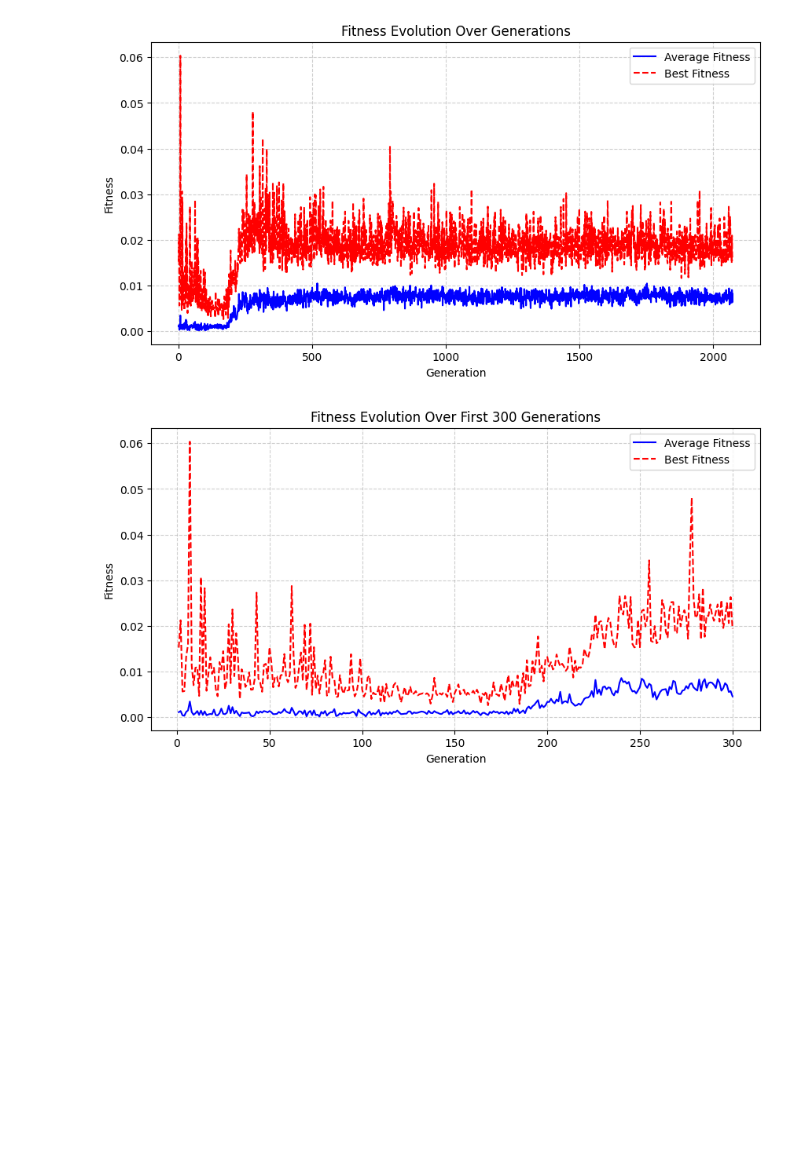
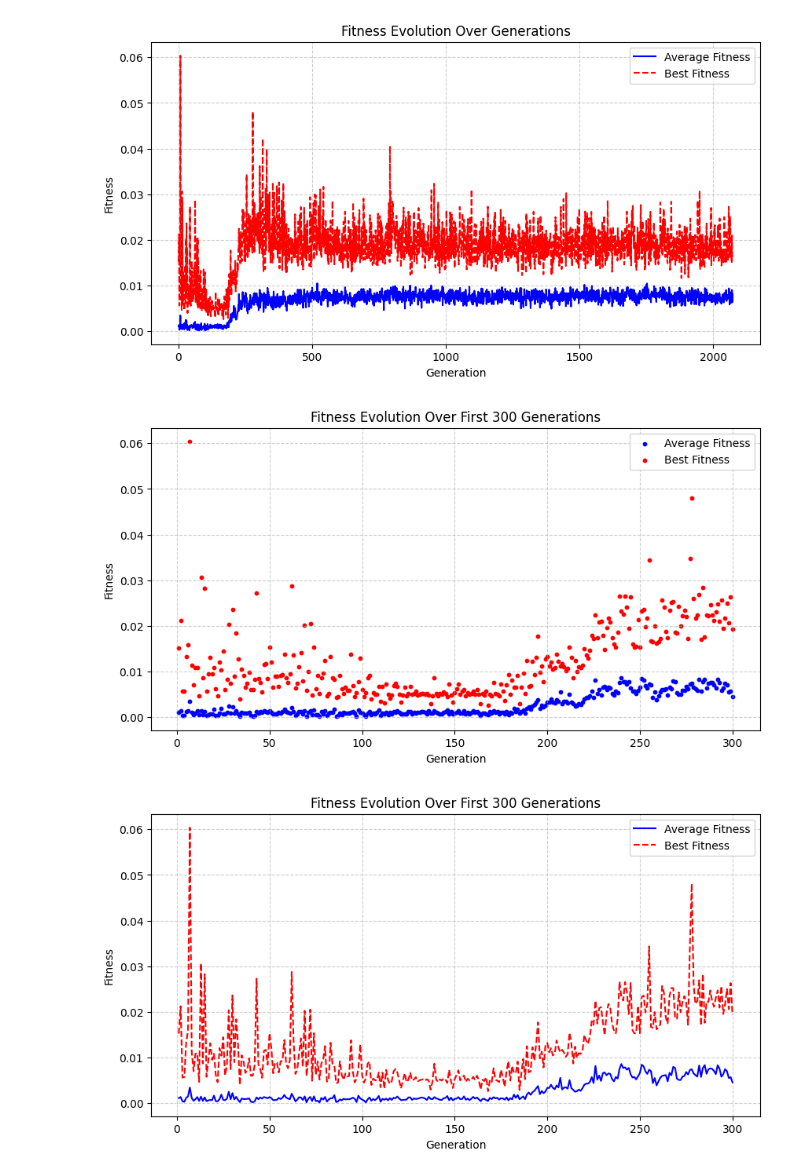
Before and after one commit to MichaelWiciak/GeneticAlgorithm, a Jupyter notebook: Analysis/main.ipynb, the cells around one changed output. Cells and saved outputs as stored; diff of their text form; code cells hidden in the pictures; blank space fills up the shorter version.

```diff
--- a/Analysis/main.ipynb
+++ b/Analysis/main.ipynb
@@ -51,6 +51,31 @@ plt.grid(True, linestyle="--", alpha=0.6)
 plt.show()
 # %% [output]
 [figure]
+# %%
+# only display the x generations
+x = 300  # Set the number of generations to display
+
+plt.figure(figsize=(10, 5))
+
+# Plot Average fitness as dots
+plt.scatter(df["Generation"][:x], df["Average Fitness"][:x], label="Average Fitness", color="blue", s=10)
+
+# Plot Best fitness as dots
+plt.scatter(df["Generation"][:x], df["Best Fitness"][:x], label="Best Fitness", color="red", s=10)
+
+# Labels and Title
+plt.xlabel("Generation")
+plt.ylabel("Fitness")
+plt.title(f"Fitness Evolution Over First {x} Generations")
+plt.legend()
+
+# Show grid for better readability
+plt.grid(True, linestyle="--", alpha=0.6)
+
+# Show the plot
+plt.show()
+# %% [output]
+[figure, added]
 # %%
 # only display the x generations
 x = 300  # Set the number of generations to display
```
Also changed, not shown: parts of 1 cell of this notebook, 1 other file.
